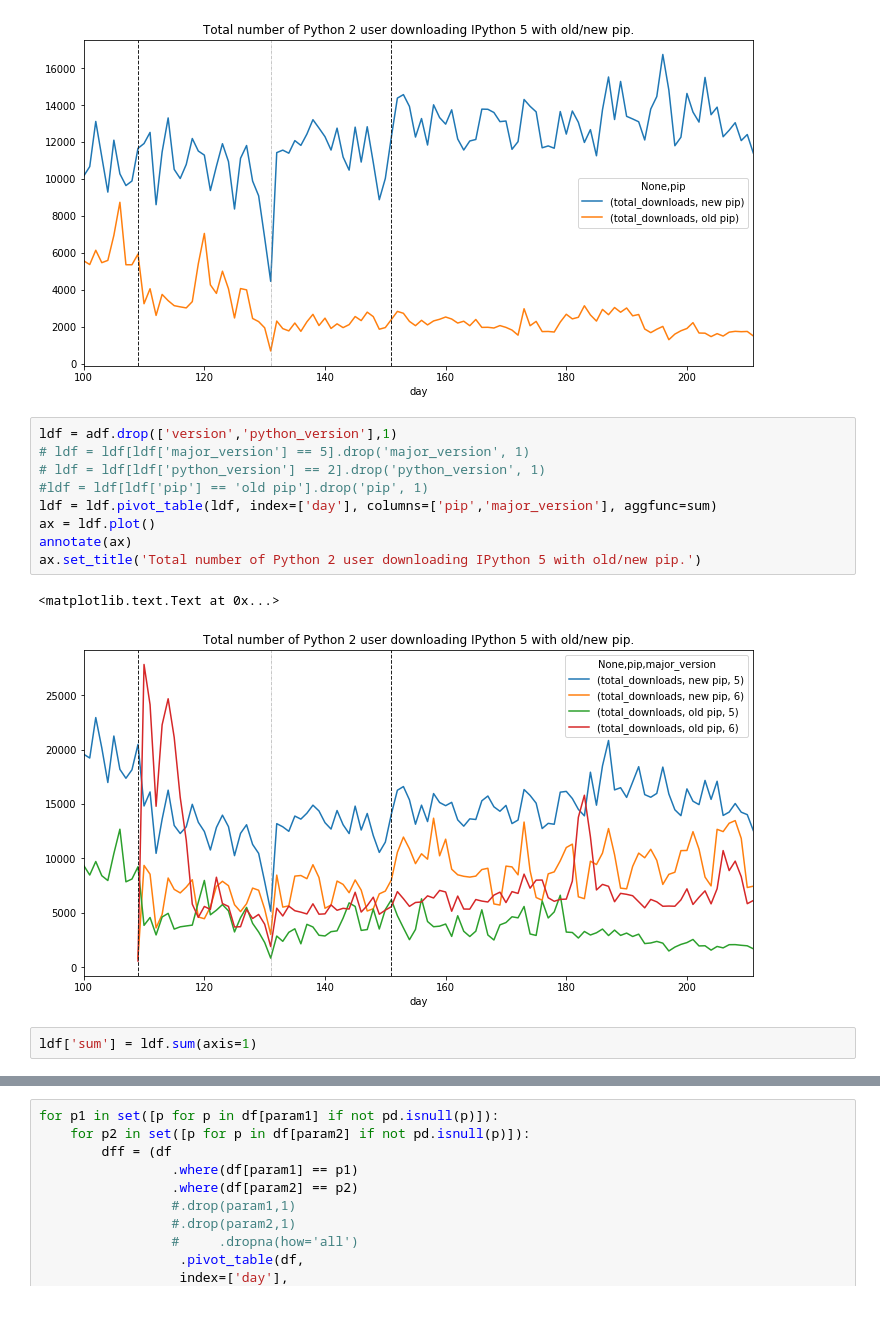
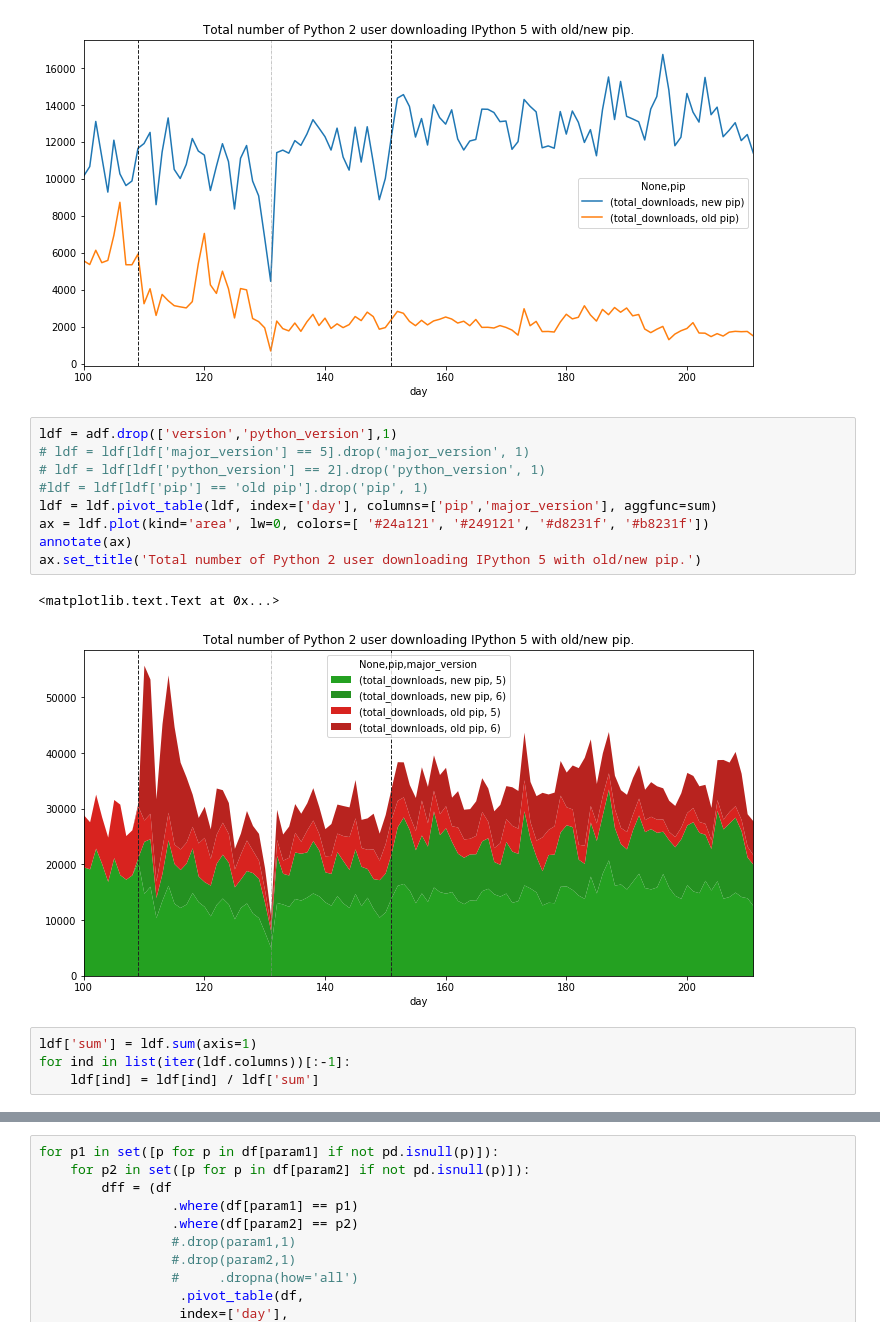
Before and after one commit to Carreau/talks, a Jupyter notebook: 2017-08-13-pybay/IPython-dls_2.ipynb, the cells around one changed output, grey strips where cells are left out. Saved outputs shown, nothing was run; the diff lists cells and outputs as text.

```diff
--- a/2017-08-13-pybay/IPython-dls_2.ipynb
+++ b/2017-08-13-pybay/IPython-dls_2.ipynb
@@ -266,14 +317,16 @@ ax.set_title('Total number of Python 2 user downloading IPython 5 with old/new p
 # %%
 ldf = adf.drop(['version','python_version'],1)
 # ldf = ldf[ldf['major_version'] == 5].drop('major_version', 1)
 # ldf = ldf[ldf['python_version'] == 2].drop('python_version', 1)
 #ldf = ldf[ldf['pip'] == 'old pip'].drop('pip', 1)
 ldf = ldf.pivot_table(ldf, index=['day'], columns=['pip','major_version'], aggfunc=sum)
-ax = ldf.plot()
+ax = ldf.plot(kind='area', lw=0, colors=[ '#24a121', '#249121', '#d8231f', '#b8231f'])
 annotate(ax)
 ax.set_title('Total number of Python 2 user downloading IPython 5 with old/new pip.')
 # %% [output]
 <matplotlib.text.Text at 0x...>
-[figure, old version]
+[figure, new version]
 # %%
 ldf['sum'] = ldf.sum(axis=1)
+for ind in list(iter(ldf.columns))[:-1]:
+    ldf[ind] = ldf[ind] / ldf['sum']
```
Also changed, not shown: parts of 21 cells of this notebook, 19 other files.
